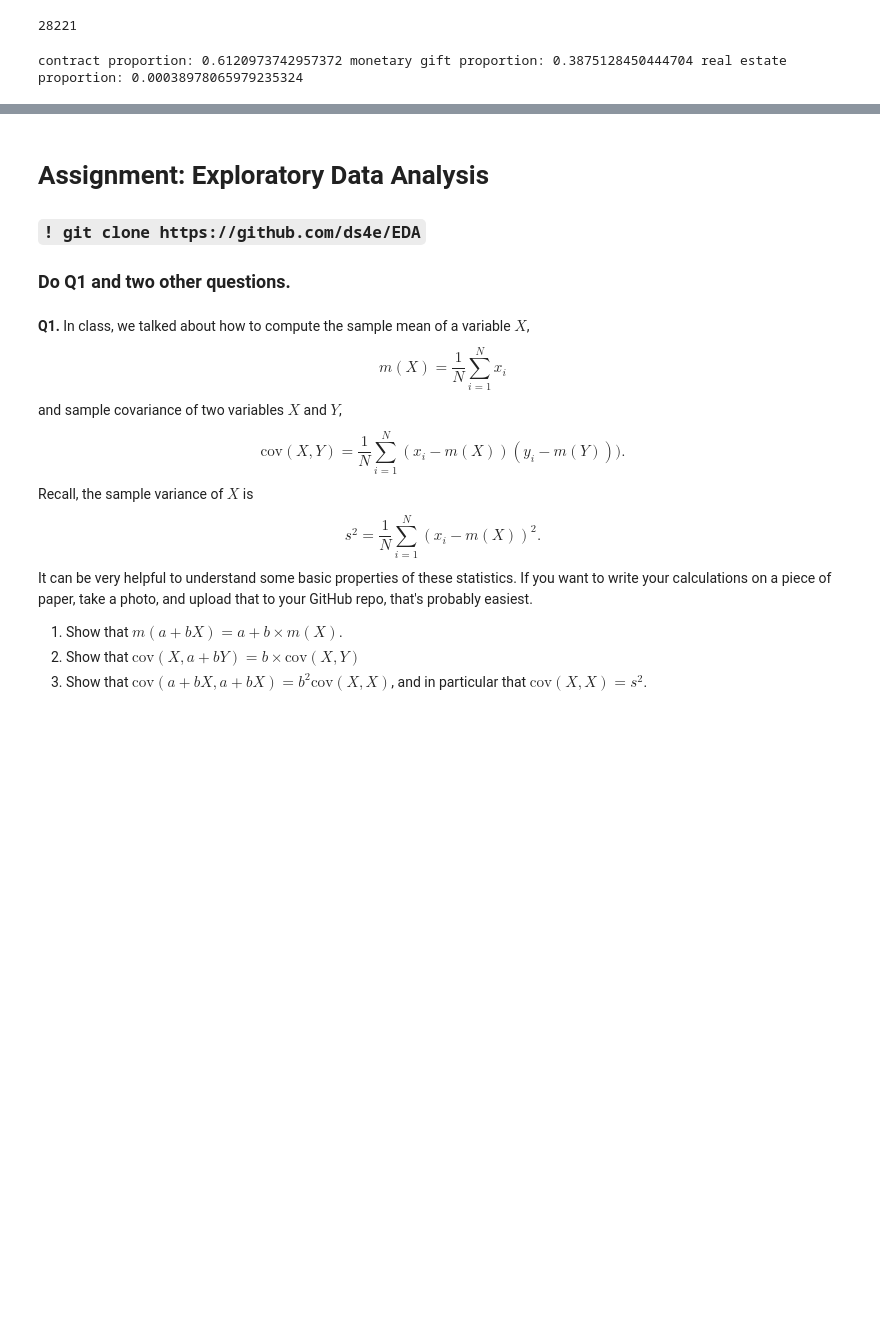
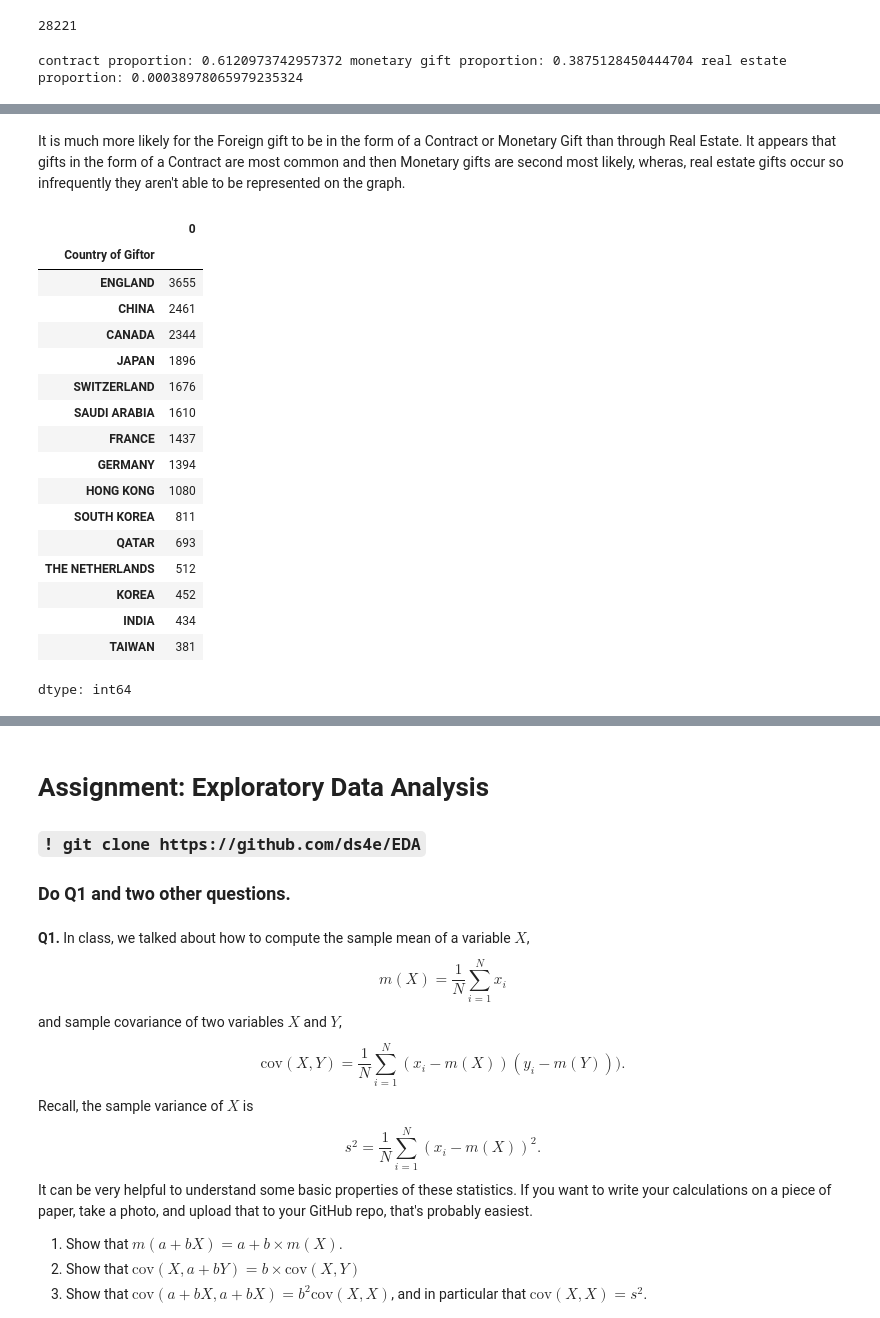
Before and after one commit to ameliavasiliu/EDA, a Jupyter notebook: assignment/assignment.ipynb, the cells around one changed output, grey strips where cells are left out. Cells and saved outputs as stored; diff of their text form; code cells hidden in the pictures; blank space fills up the shorter version.

```diff
--- a/assignment/assignment.ipynb
+++ b/assignment/assignment.ipynb
@@ -68,0 +88,25 @@ df["Foreign Gift Amount"] = df.sns.kd
+# %% [markdown]
+It is much more likely for the Foreign gift to be in the form of a Contract or Monetary Gift than through Real Estate. It appears that gifts in the form of a Contract are most common and then Monetary gifts are second most likely, wheras, real estate gifts occur so infrequently they aren't able to be represented on the graph.
+# %%
+#5
+top_countries = df.groupby("Country of Giftor").size().sort_values(ascending=False).head(15) # gives top countries by number of gifts given
+top_countries
+# %% [output]
+|  | 0 |
+| Country of Giftor |  |
+| ENGLAND | 3655 |
+| CHINA | 2461 |
+| CANADA | 2344 |
+| JAPAN | 1896 |
+| SWITZERLAND | 1676 |
+| SAUDI ARABIA | 1610 |
+| FRANCE | 1437 |
+| GERMANY | 1394 |
+| HONG KONG | 1080 |
+| SOUTH KOREA | 811 |
+| QATAR | 693 |
+| THE NETHERLANDS | 512 |
+| KOREA | 452 |
+| INDIA | 434 |
+| TAIWAN | 381 |
+dtype: int64
```
Also changed, not shown: parts of 12 cells of this notebook.
